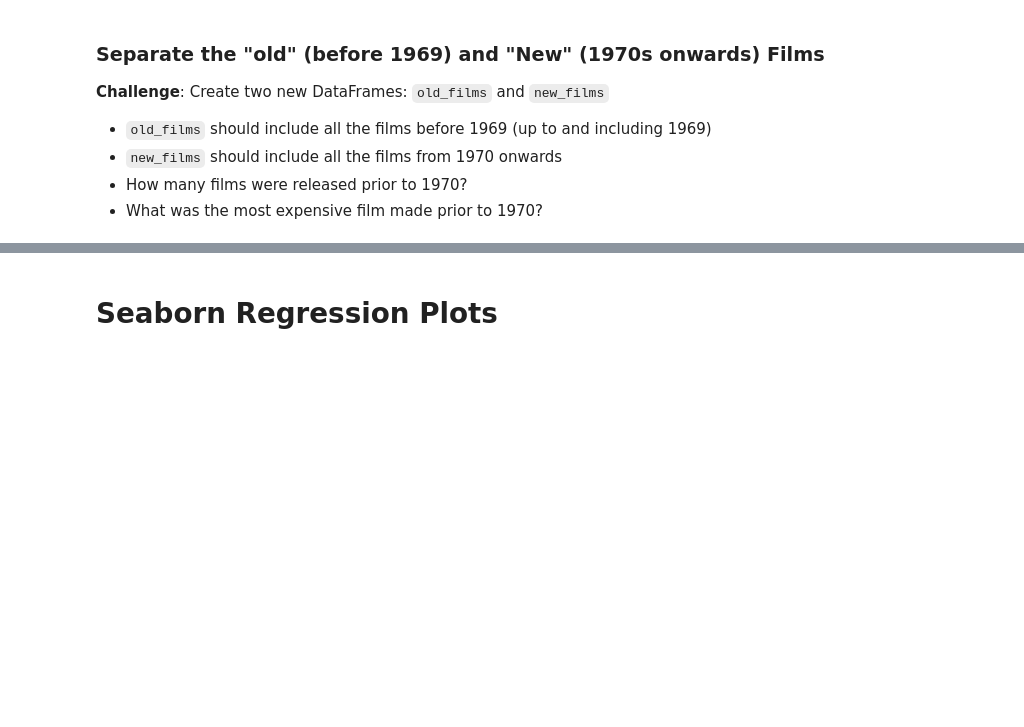
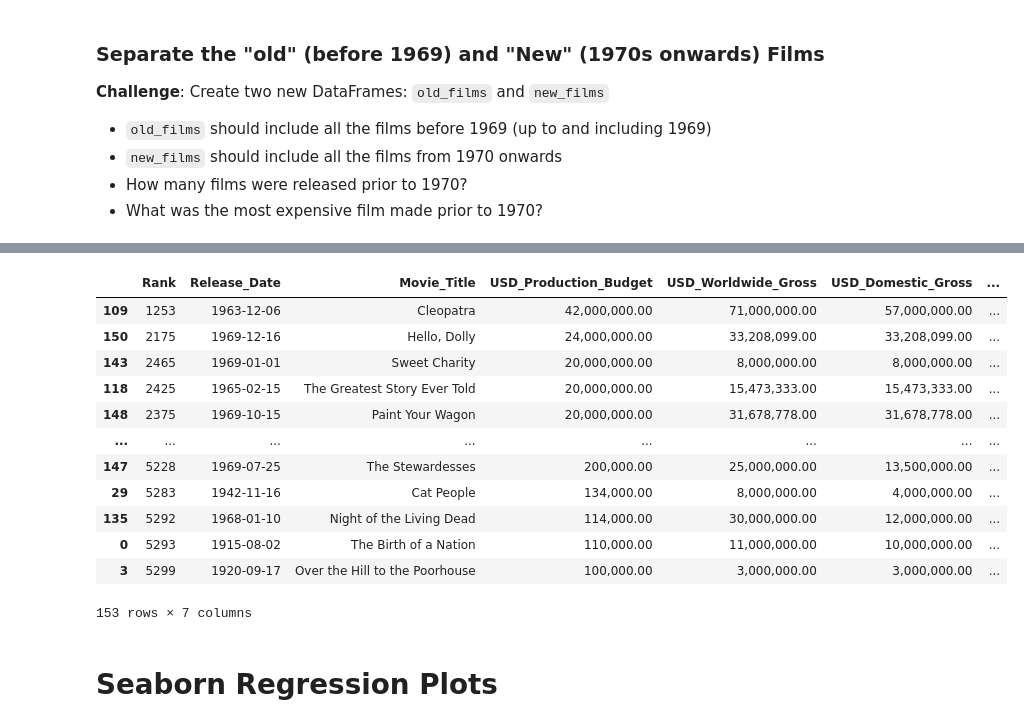
Before and after one commit to Joshua-Jenkins33/100DaysOfPython, a Jupyter notebook: 077_Day_77_Linear_Regression_and_Data_Visualization_with_Seaborn/Seaborn_and_Linear_Regression_(start).ipynb, the cells around one changed output, grey strips where cells are left out. Drawn from its saved outputs; the diff is of its cells as text; code cells hidden in the pictures; blank space fills up the shorter version.

```diff
--- a/077_Day_77_Linear_Regression_and_Data_Visualization_with_Seaborn/Seaborn_and_Linear_Regression_(start).ipynb
+++ b/077_Day_77_Linear_Regression_and_Data_Visualization_with_Seaborn/Seaborn_and_Linear_Regression_(start).ipynb
@@ -361,0 +398,3 @@ Here's how:
+# %%
+new_films = data_clean.drop(data_clean.query('Decade <= 1960').index)
+old_films = data_clean.drop(data_clean.query('Decade > 1960').index)
@@ -362,3 +435,19 @@ Here's how:
+# %%
+old_films.sort_values('USD_Production_Budget', ascending=False)
+# %% [output]
+|  | Rank | Release_Date | Movie_Title | USD_Production_Budget | USD_Worldwide_Gross | USD_Domestic_Gross | ... |
+| 109 | 1253 | 1963-12-06 | Cleopatra | 42,000,000.00 | 71,000,000.00 | 57,000,000.00 | ... |
+| 150 | 2175 | 1969-12-16 | Hello, Dolly | 24,000,000.00 | 33,208,099.00 | 33,208,099.00 | ... |
+| 143 | 2465 | 1969-01-01 | Sweet Charity | 20,000,000.00 | 8,000,000.00 | 8,000,000.00 | ... |
+| 118 | 2425 | 1965-02-15 | The Greatest Story Ever Told | 20,000,000.00 | 15,473,333.00 | 15,473,333.00 | ... |
+| 148 | 2375 | 1969-10-15 | Paint Your Wagon | 20,000,000.00 | 31,678,778.00 | 31,678,778.00 | ... |
+| ... | ... | ... | ... | ... | ... | ... | ... |
+| 147 | 5228 | 1969-07-25 | The Stewardesses | 200,000.00 | 25,000,000.00 | 13,500,000.00 | ... |
+| 29 | 5283 | 1942-11-16 | Cat People | 134,000.00 | 8,000,000.00 | 4,000,000.00 | ... |
+| 135 | 5292 | 1968-01-10 | Night of the Living Dead | 114,000.00 | 30,000,000.00 | 12,000,000.00 | ... |
+| 0 | 5293 | 1915-08-02 | The Birth of a Nation | 110,000.00 | 11,000,000.00 | 10,000,000.00 | ... |
+| 3 | 5299 | 1920-09-17 | Over the Hill to the Poorhouse | 100,000.00 | 3,000,000.00 | 3,000,000.00 | ... |
+153 rows × 7 columns
 # %% [markdown]
 # Seaborn Regression Plots
 # %% [markdown]
```
Also changed, not shown: parts of 6 cells of this notebook, 1 other file.
